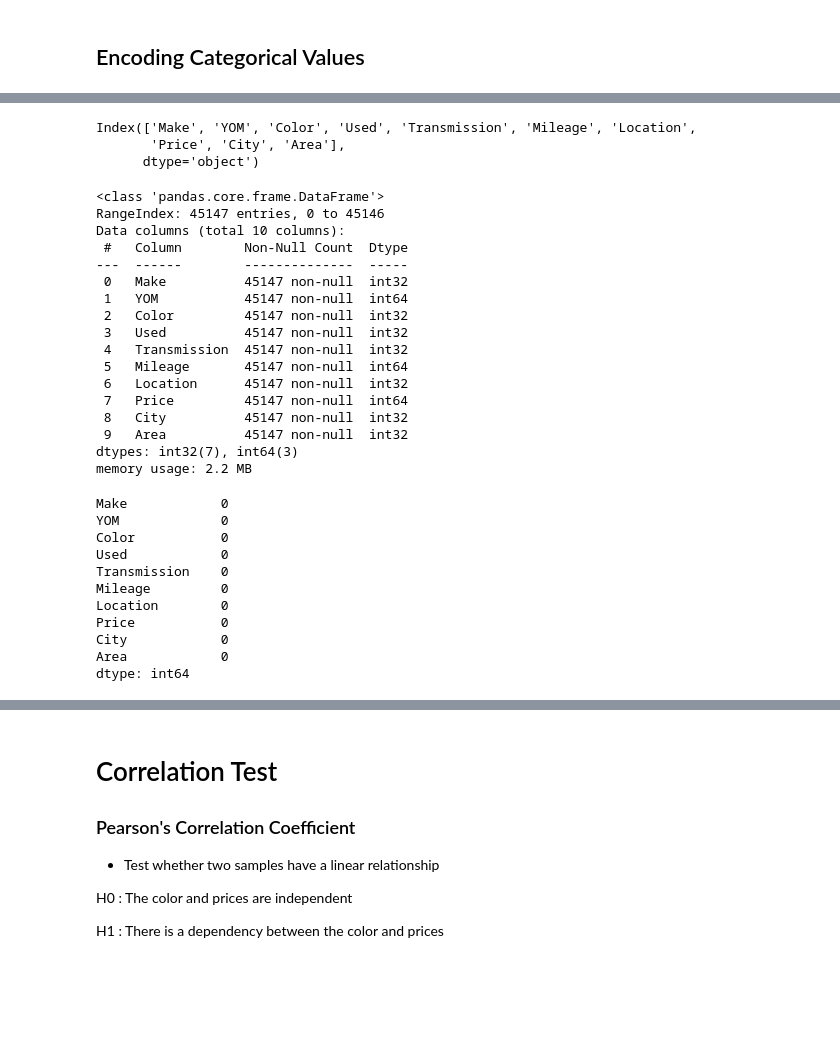
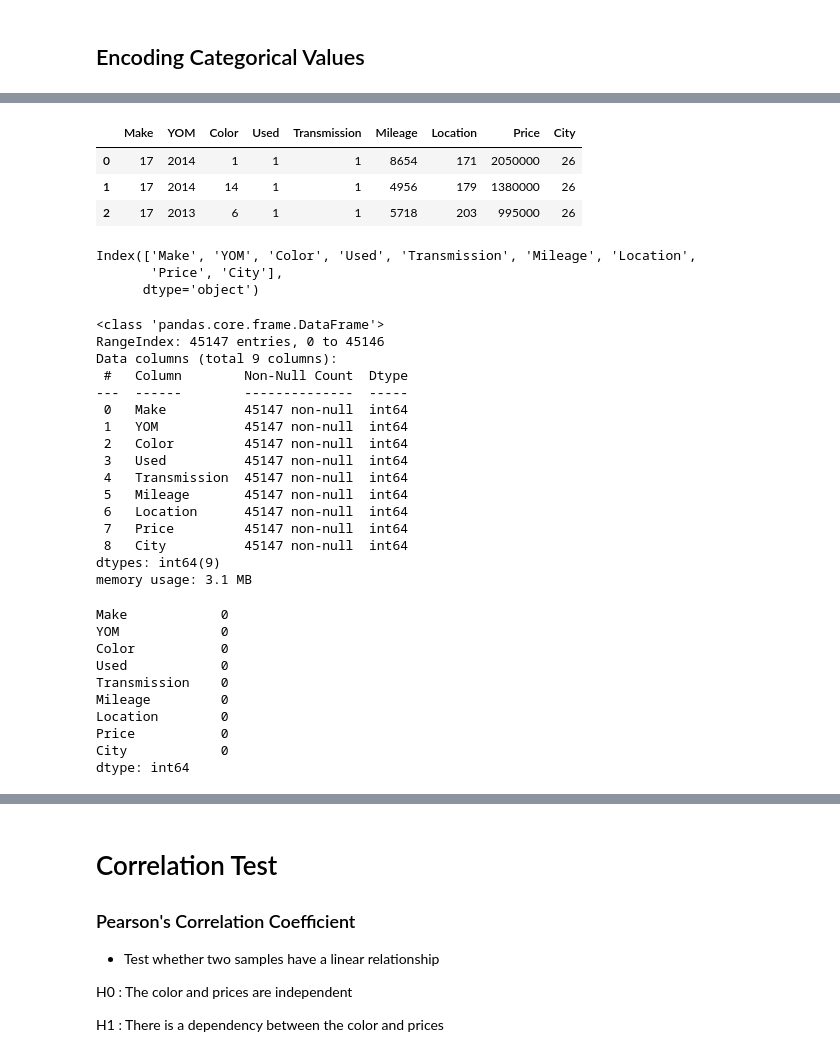
Before and after one commit to Cynthiachelangat/groupcarproject, a Jupyter notebook: model.ipynb, the cells around one changed output, grey strips where cells are left out. Saved outputs shown, nothing was run; the diff lists cells and outputs as text; code cells hidden in the pictures; blank space fills up the shorter version.

```diff
--- a/model.ipynb
+++ b/model.ipynb
@@ -690,29 +690,48 @@ carsCopy.head(3)
+# %%
+# Make a copy of the original DataFrame
+carsCopy = cars.copy()
+
+# Columns to label encode
+label_encode_cols = ['Make', 'Transmission', 'Mileage', 'Used', 'Location', 'City', 'Color']
+
+# Apply Label Encoding to the copy
+label_encoder = LabelEncoder()
+carsCopy[label_encode_cols] = carsCopy[label_encode_cols].apply(label_encoder.fit_transform)
+
+# Convert label-encoded columns to int64 (optional)
+carsCopy[label_encode_cols] = carsCopy[label_encode_cols].astype('int64')
+
+carsCopy.head(3)
+# %% [output]
+|  | Make | YOM | Color | Used | Transmission | Mileage | Location | Price | City |
+| 0 | 17 | 2014 | 1 | 1 | 1 | 8654 | 171 | 2050000 | 26 |
+| 1 | 17 | 2014 | 14 | 1 | 1 | 4956 | 179 | 1380000 | 26 |
+| 2 | 17 | 2013 | 6 | 1 | 1 | 5718 | 203 | 995000 | 26 |
 # %%
 carsCopy.columns
 # %% [output]
 Index(['Make', 'YOM', 'Color', 'Used', 'Transmission', 'Mileage', 'Location',
-       'Price', 'City', 'Area'],
+       'Price', 'City'],
       dtype='object')
 # %%
 carsCopy.info()
 # %% [output]
 <class 'pandas.core.frame.DataFrame'>
 RangeIndex: 45147 entries, 0 to 45146
-Data columns (total 10 columns):
+Data columns (total 9 columns):
  #   Column        Non-Null Count  Dtype
 ---  ------        --------------  -----
- 0   Make          45147 non-null  int32
+ 0   Make          45147 non-null  int64
  1   YOM           45147 non-null  int64
- 2   Color         45147 non-null  int32
- 3   Used          45147 non-null  int32
- 4   Transmission  45147 non-null  int32
+ 2   Color         45147 non-null  int64
+ 3   Used          45147 non-null  int64
+ 4   Transmission  45147 non-null  int64
  5   Mileage       45147 non-null  int64
- 6   Location      45147 non-null  int32
+ 6   Location      45147 non-null  int64
  7   Price         45147 non-null  int64
- 8   City          45147 non-null  int32
- 9   Area          45147 non-null  int32
-dtypes: int32(7), int64(3)
-memory usage: 2.2 MB
+ 8   City          45147 non-null  int64
+dtypes: int64(9)
+memory usage: 3.1 MB
 # %%
 carsCopy.isnull().sum()
 # %% [output]
@@ -725,5 +744,4 @@ Mileage         0
 Location        0
 Price           0
 City            0
-Area            0
 dtype: int64
```
Also changed, not shown: parts of 6 cells of this notebook.
